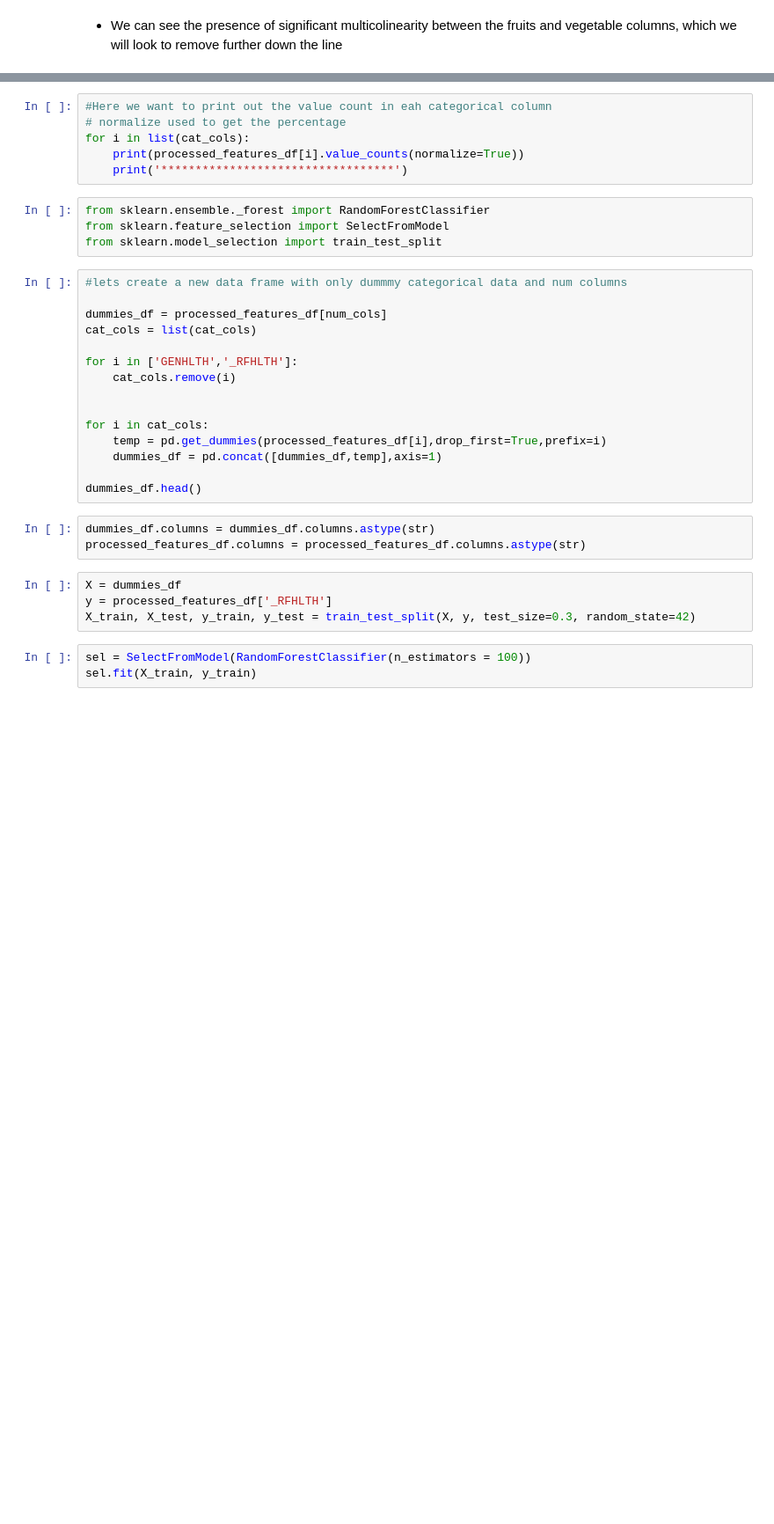
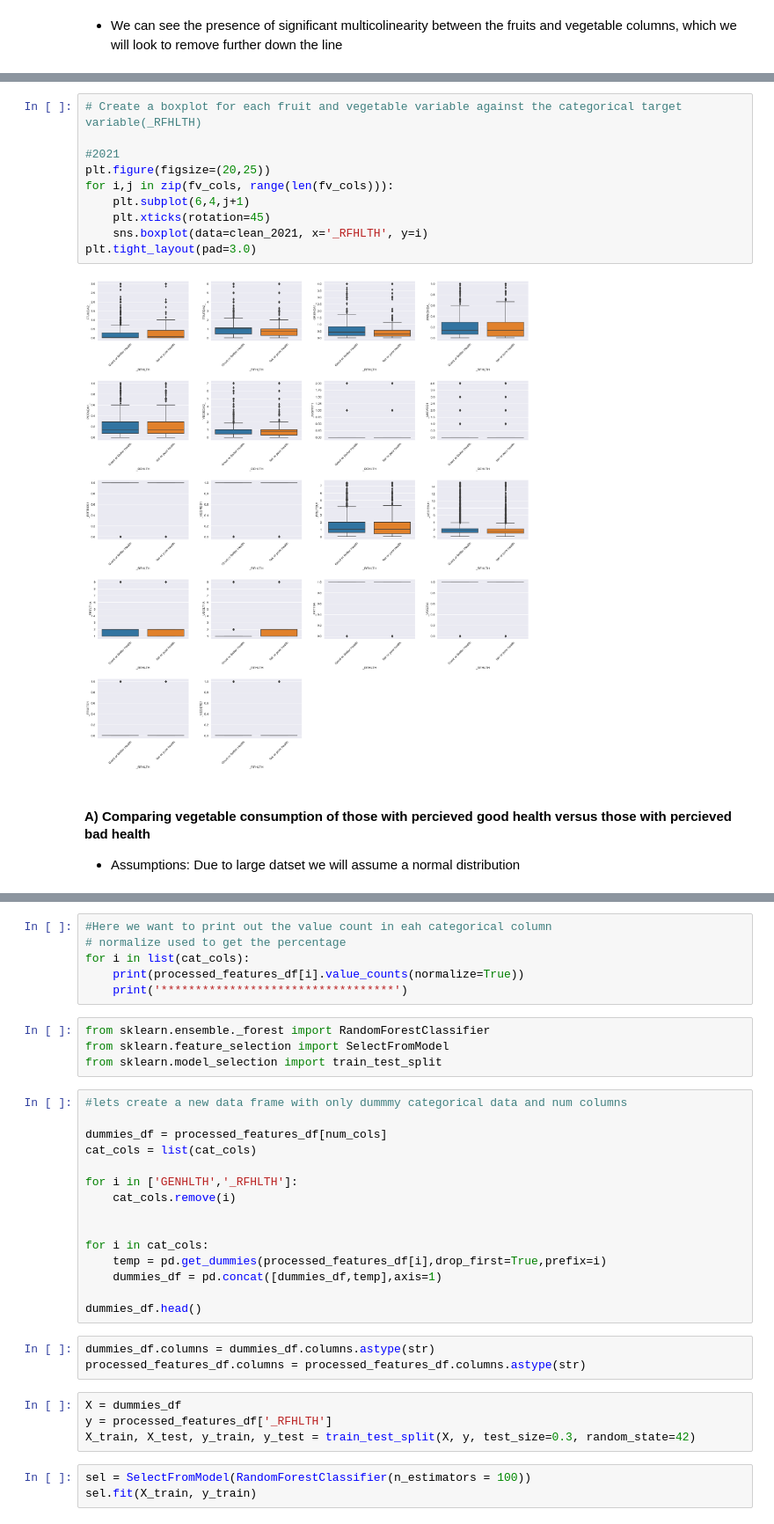
Before and after one commit to OBINNADINNEYA/BRFSS_BIGDATA_PROJECT, a Jupyter notebook: Exploratory Data Analysis.ipynb, the cells around one changed output, grey strips where cells are left out. Shown at 88% size. Cells and saved outputs as stored; diff of their text form; blank space fills up the shorter version.

```diff
--- a/Exploratory Data Analysis.ipynb
+++ b/Exploratory Data Analysis.ipynb
@@ -344,0 +239,15 @@ Conclusion: mean total CVD cases for those who eat less than 5 servings of F&V i
+# %%
+# Create a boxplot for each fruit and vegetable variable against the categorical target variable(_RFHLTH)
+
+#2021
+plt.figure(figsize=(20,25))
+for i,j in zip(fv_cols, range(len(fv_cols))):
+    plt.subplot(6,4,j+1)
+    plt.xticks(rotation=45)
+    sns.boxplot(data=clean_2021, x='_RFHLTH', y=i)
+plt.tight_layout(pad=3.0)
+# %% [output]
+[figure, added]
+# %% [markdown]
+#### A) Comparing vegetable consumption of those with percieved good health versus those with percieved bad health
+* Assumptions: Due to large datset we will assume a normal distribution
```
Also changed, not shown: parts of 56 cells of this notebook.
